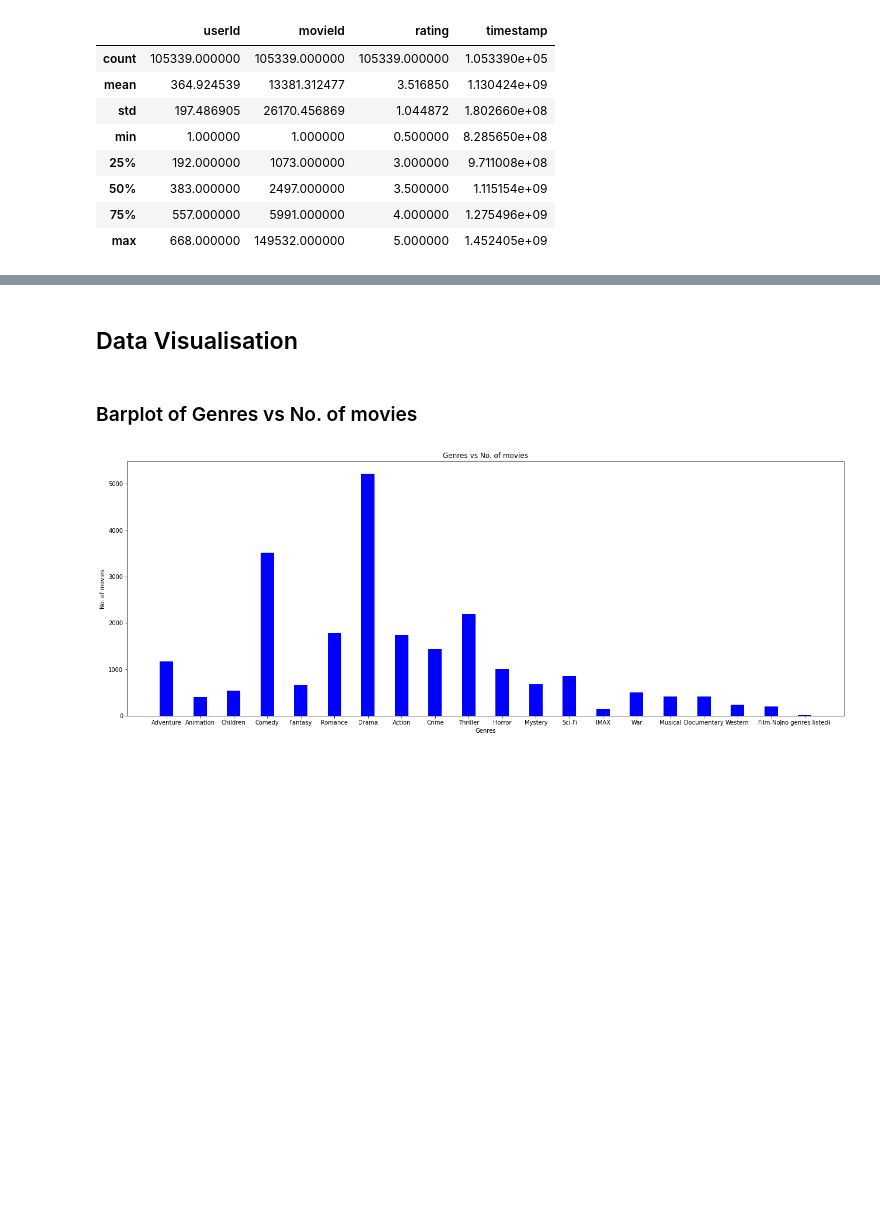
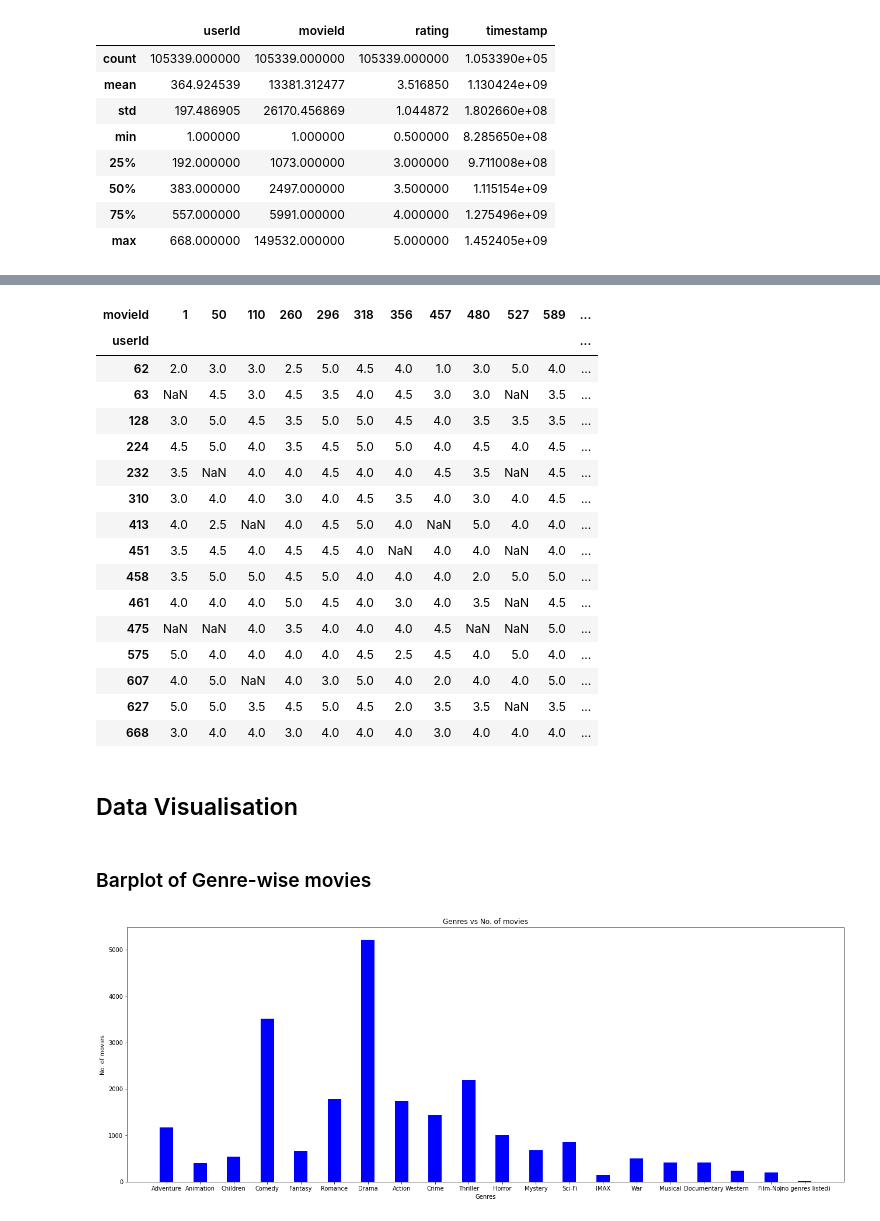
Before and after one commit to arghyadeep99/Movieflix, a Jupyter notebook: Movieflix.ipynb, the cells around one changed output, grey strips where cells are left out. Drawn from its saved outputs; the diff is of its cells as text; code cells hidden in the pictures; blank space fills up the shorter version.

```diff
--- a/Movieflix.ipynb
+++ b/Movieflix.ipynb
@@ -158,7 +145,33 @@ Number of unique genres:  20
+# %%
+g = df_ratings.groupby('userId')['rating'].count()
+topUsers = g.sort_values(ascending=False)[:15]
+g = df_ratings.groupby('movieId')['rating'].count()
+topMovies = g.sort_values(ascending=False)[:15]
+top_r = df_ratings.join(topUsers, rsuffix='_r', how='inner', on='userId')
+top_r = top_r.join(topMovies, rsuffix='_r', how='inner', on='movieId')
+pd.crosstab(top_r.userId, top_r.movieId, top_r.rating, aggfunc=np.sum)
+# %% [output]
+| movieId | 1 | 50 | 110 | 260 | 296 | 318 | 356 | 457 | 480 | 527 | 589 | ... |
+| userId |  |  |  |  |  |  |  |  |  |  |  | ... |
+| 62 | 2.0 | 3.0 | 3.0 | 2.5 | 5.0 | 4.5 | 4.0 | 1.0 | 3.0 | 5.0 | 4.0 | ... |
+| 63 | NaN | 4.5 | 3.0 | 4.5 | 3.5 | 4.0 | 4.5 | 3.0 | 3.0 | NaN | 3.5 | ... |
+| 128 | 3.0 | 5.0 | 4.5 | 3.5 | 5.0 | 5.0 | 4.5 | 4.0 | 3.5 | 3.5 | 3.5 | ... |
+| 224 | 4.5 | 5.0 | 4.0 | 3.5 | 4.5 | 5.0 | 5.0 | 4.0 | 4.5 | 4.0 | 4.5 | ... |
+| 232 | 3.5 | NaN | 4.0 | 4.0 | 4.5 | 4.0 | 4.0 | 4.5 | 3.5 | NaN | 4.5 | ... |
+| 310 | 3.0 | 4.0 | 4.0 | 3.0 | 4.0 | 4.5 | 3.5 | 4.0 | 3.0 | 4.0 | 4.5 | ... |
+| 413 | 4.0 | 2.5 | NaN | 4.0 | 4.5 | 5.0 | 4.0 | NaN | 5.0 | 4.0 | 4.0 | ... |
+| 451 | 3.5 | 4.5 | 4.0 | 4.5 | 4.5 | 4.0 | NaN | 4.0 | 4.0 | NaN | 4.0 | ... |
+| 458 | 3.5 | 5.0 | 5.0 | 4.5 | 5.0 | 4.0 | 4.0 | 4.0 | 2.0 | 5.0 | 5.0 | ... |
+| 461 | 4.0 | 4.0 | 4.0 | 5.0 | 4.5 | 4.0 | 3.0 | 4.0 | 3.5 | NaN | 4.5 | ... |
+| 475 | NaN | NaN | 4.0 | 3.5 | 4.0 | 4.0 | 4.0 | 4.5 | NaN | NaN | 5.0 | ... |
+| 575 | 5.0 | 4.0 | 4.0 | 4.0 | 4.0 | 4.5 | 2.5 | 4.5 | 4.0 | 5.0 | 4.0 | ... |
+| 607 | 4.0 | 5.0 | NaN | 4.0 | 3.0 | 5.0 | 4.0 | 2.0 | 4.0 | 4.0 | 5.0 | ... |
+| 627 | 5.0 | 5.0 | 3.5 | 4.5 | 5.0 | 4.5 | 2.0 | 3.5 | 3.5 | NaN | 3.5 | ... |
+| 668 | 3.0 | 4.0 | 4.0 | 3.0 | 4.0 | 4.0 | 4.0 | 3.0 | 4.0 | 4.0 | 4.0 | ... |
 # %% [markdown]
 ## Data Visualisation
 # %% [markdown]
-### Barplot of Genres vs No. of movies
+### Barplot of Genre-wise movies
 # %%
 # Barplot of Genres vs No. of movies
 genres = list(genrewise_movies_count.keys())
```
Also changed, not shown: parts of 31 cells of this notebook.
